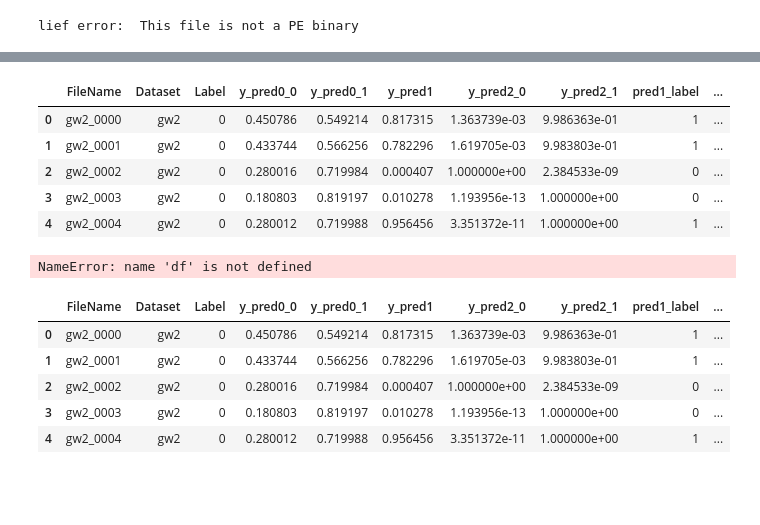
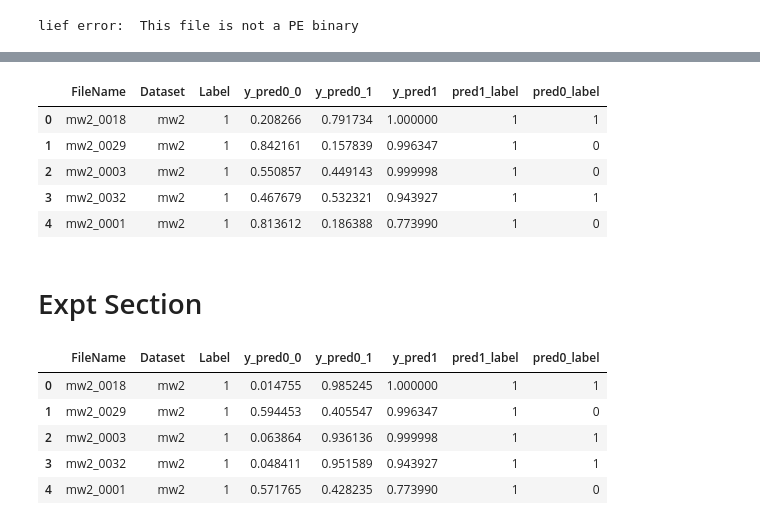
Before and after one commit to jwonnyleaf/csce689-competition, a Jupyter notebook: defender/notebooks/test_local.ipynb, the cells around one changed output, grey strips where cells are left out. Drawn from its saved outputs; the diff is of its cells as text; code cells hidden in the pictures; blank space fills up the shorter version.

```diff
--- a/defender/notebooks/test_local.ipynb
+++ b/defender/notebooks/test_local.ipynb
@@ -193,7 +195,7 @@ def extract_features(data):
     return [features], list(pe.header)
 # %%
 result = []
-test = r"./datasets\gw2\0000"
+test = r"../test/datasets/gw2/0000"
 with open(test, "rb") as f:
     data = f.read()
 features_data, header = extract_features(data)
@@ -202,6 +204,6 @@ features_data, header = extract_features(data)
 # %%
-clf = joblib.load("../models/malware_classifier_v2.joblib")
-features = pickle.load(open("../models/features.pkl", "rb"))
+clf = joblib.load("../models/rf_ember_subset.joblib")
+# features = pickle.load(open("../models/features.pkl", "rb"))
 clf.predict_proba(features_data)
 # pe_features = np.array([features_data[feature] for feature in features])
 # y_pred = clf.predict_proba([pe_features])
@@ -227,5 +229,5 @@ model.load_state_dict(torch.load(weight_path))
 model.to(device)
 model.eval()
 input = torch.tensor(header).unsqueeze(0).to(device)
-y_pred2 = sigmoid(model(input))
+y_pred2 = torch.sigmoid(model(input))
 # %% [markdown]
@@ -361,8 +363,8 @@ for folder in os.listdir(basePath):
 # %% [output]
 lief error:  This file is not a PE binary
 # %%
-df = pd.DataFrame(all_results, columns=["FileName", "Dataset", "Label", "y_pred0_0", "y_pred0_1", "y_pred1", "y_pred2_0", "y_pred2_1"])
-# df = pd.DataFrame(all_results, columns=["FileName", "Dataset", "Label", "y_pred0_0", "y_pred0_1", "y_pred1"])
+# df = pd.DataFrame(all_results, columns=["FileName", "Dataset", "Label", "y_pred0_0", "y_pred0_1", "y_pred1", "y_pred2_0", "y_pred2_1"])
+df = pd.DataFrame(all_results, columns=["FileName", "Dataset", "Label", "y_pred0_0", "y_pred0_1", "y_pred1"])
 # df2 = df
 # len(all_results)
 # %%
@@ -380,32 +382,33 @@ def softmax(x):
     return e_x /e_x.sum(axis=1, keepdims=True)
 df[['y_pred2_0', 'y_pred2_1']] = softmax(df[['y_pred2_0', 'y_pred2_1']].values)
 # %%
-df['pred0_label'] = (df['y_pred0_1'] > 0.45).astype(int)
-df['pred1_label'] = (df['y_pred1'] > 0.5).astype(int)
-df['pred2_label'] = (df['y_pred2_1'] > 0.45).astype(int)
+# df['pred0_label'] = (df['y_pred0_1'] > 0.45).astype(int)
+df['pred1_label'] = (df['y_pred1'] > 0.3).astype(int)
+# df['pred2_label'] = (df['y_pred2_1'] > 0.45).astype(int)
 
-# df['pred0_label'] = df[['y_pred0_0', 'y_pred0_1']].idxmax(axis=1).apply(lambda x: int(x[-1]))
+df['pred0_label'] = df[['y_pred0_0', 'y_pred0_1']].idxmax(axis=1).apply(lambda x: int(x[-1]))
 # df['pred2_label'] = df[['y_pred2_0', 'y_pred2_1']].idxmax(axis=1).apply(lambda x: int(x[-1]))
-df['vote'] = (df['pred0_label'] + df['pred1_label'] + df['pred2_label'] >= 2).astype(int)
+# df['vote'] = (df['pred0_label'] + df['pred1_label'] + df['pred2_label'] >= 2).astype(int)
+# df['vote'] = (df['pred0_label'] + df['pred1_label'] + df['pred2_label'] >= 2).astype(int)
 df.head()
 # %% [output]
-|  | FileName | Dataset | Label | y_pred0_0 | y_pred0_1 | y_pred1 | y_pred2_0 | y_pred2_1 | pred1_label | ... |
-| 0 | gw2_0000 | gw2 | 0 | 0.450786 | 0.549214 | 0.817315 | 1.363739e-03 | 9.986363e-01 | 1 | ... |
-| 1 | gw2_0001 | gw2 | 0 | 0.433744 | 0.566256 | 0.782296 | 1.619705e-03 | 9.983803e-01 | 1 | ... |
-| 2 | gw2_0002 | gw2 | 0 | 0.280016 | 0.719984 | 0.000407 | 1.000000e+00 | 2.384533e-09 | 0 | ... |
-| 3 | gw2_0003 | gw2 | 0 | 0.180803 | 0.819197 | 0.010278 | 1.193956e-13 | 1.000000e+00 | 0 | ... |
-| 4 | gw2_0004 | gw2 | 0 | 0.280012 | 0.719988 | 0.956456 | 3.351372e-11 | 1.000000e+00 | 1 | ... |
+|  | FileName | Dataset | Label | y_pred0_0 | y_pred0_1 | y_pred1 | pred1_label | pred0_label |
+| 0 | mw2_0018 | mw2 | 1 | 0.208266 | 0.791734 | 1.000000 | 1 | 1 |
+| 1 | mw2_0029 | mw2 | 1 | 0.842161 | 0.157839 | 0.996347 | 1 | 0 |
+| 2 | mw2_0003 | mw2 | 1 | 0.550857 | 0.449143 | 0.999998 | 1 | 0 |
+| 3 | mw2_0032 | mw2 | 1 | 0.467679 | 0.532321 | 0.943927 | 1 | 1 |
+| 4 | mw2_0001 | mw2 | 1 | 0.813612 | 0.186388 | 0.773990 | 1 | 0 |
 # %%
-df.to_csv("all_reults_v2.csv")
+df.to_csv("all_reults_v5.csv")
-# %% [output]
-NameError: name 'df' is not defined
+# %% [markdown]
+# Expt Section
 # %%
-df = pd.read_csv("all_reults_v2.csv", index_col=0)
+df = pd.read_csv("all_reults_v4.csv", index_col=0)
 df.head()
 # %% [output]
-|  | FileName | Dataset | Label | y_pred0_0 | y_pred0_1 | y_pred1 | y_pred2_0 | y_pred2_1 | pred1_label | ... |
-| 0 | gw2_0000 | gw2 | 0 | 0.450786 | 0.549214 | 0.817315 | 1.363739e-03 | 9.986363e-01 | 1 | ... |
-| 1 | gw2_0001 | gw2 | 0 | 0.433744 | 0.566256 | 0.782296 | 1.619705e-03 | 9.983803e-01 | 1 | ... |
-| 2 | gw2_0002 | gw2 | 0 | 0.280016 | 0.719984 | 0.000407 | 1.000000e+00 | 2.384533e-09 | 0 | ... |
-| 3 | gw2_0003 | gw2 | 0 | 0.180803 | 0.819197 | 0.010278 | 1.193956e-13 | 1.000000e+00 | 0 | ... |
-| 4 | gw2_0004 | gw2 | 0 | 0.280012 | 0.719988 | 0.956456 | 3.351372e-11 | 1.000000e+00 | 1 | ... |
+|  | FileName | Dataset | Label | y_pred0_0 | y_pred0_1 | y_pred1 | pred1_label | pred0_label |
+| 0 | mw2_0018 | mw2 | 1 | 0.014755 | 0.985245 | 1.000000 | 1 | 1 |
+| 1 | mw2_0029 | mw2 | 1 | 0.594453 | 0.405547 | 0.996347 | 1 | 0 |
+| 2 | mw2_0003 | mw2 | 1 | 0.063864 | 0.936136 | 0.999998 | 1 | 1 |
+| 3 | mw2_0032 | mw2 | 1 | 0.048411 | 0.951589 | 0.943927 | 1 | 1 |
+| 4 | mw2_0001 | mw2 | 1 | 0.571765 | 0.428235 | 0.773990 | 1 | 0 |
```
Also changed, not shown: parts of 17 cells of this notebook.
